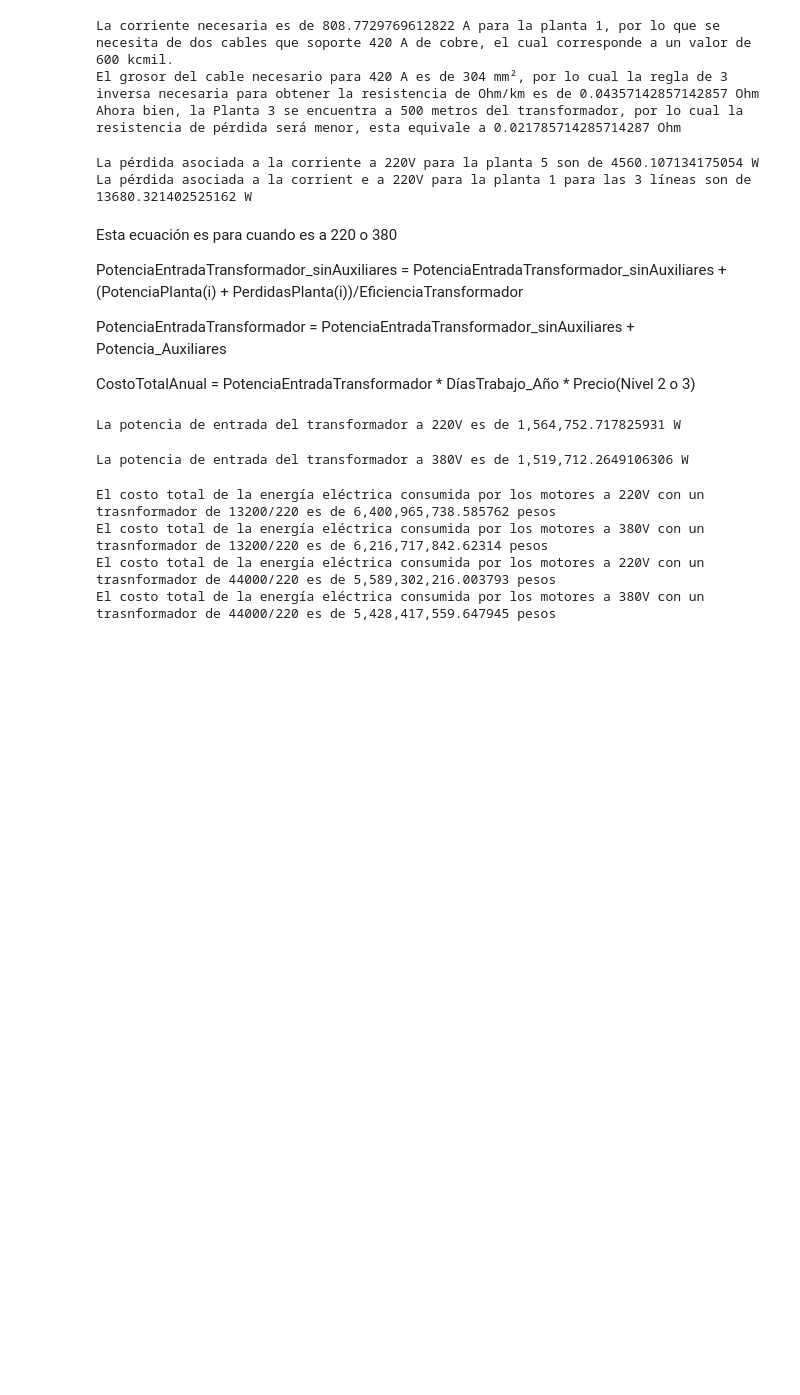
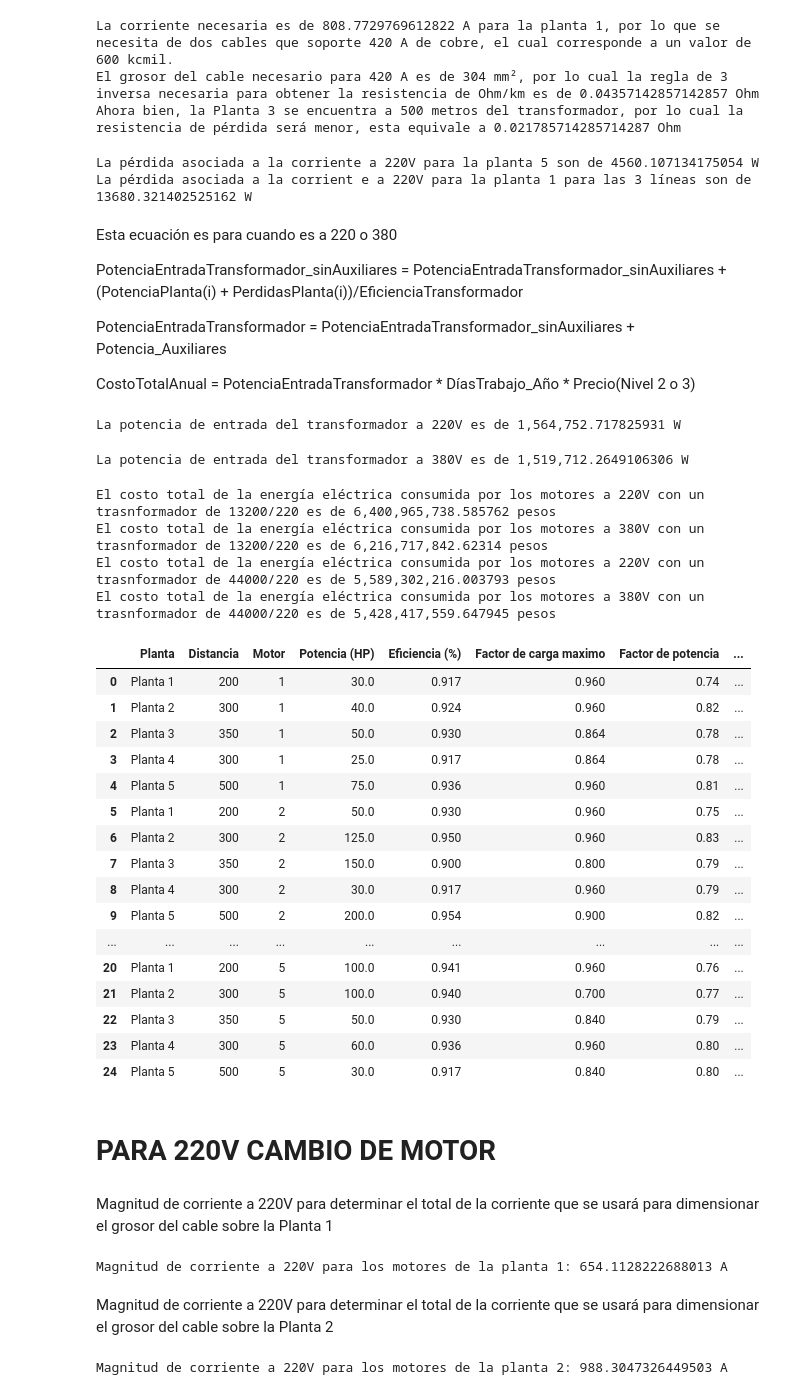
Before and after one commit to Wizardlyfix/Caso-de-estudio, a Jupyter notebook: Motores.ipynb, the cells around one changed output. Saved outputs shown, nothing was run; the diff lists cells and outputs as text; code cells hidden in the pictures; blank space fills up the shorter version.

Commit message:
terminado calculos por cambio de motores

```diff
--- a/Motores.ipynb
+++ b/Motores.ipynb
@@ -32,12 +54,11 @@ df2['Real Corriente 220V +25%']          = df2['Corriente a 220V (A) +25%'] * np
 df2['Imaginaria Corriente 220V +25%']    = df2['Corriente a 220V (A) +25%'] * np.sin(np.radians(df2['theta (°)']))
 df2['Real Corriente 380V +25%']          = df2['Corriente a 380V (A) +25%'] * np.cos(np.radians(df2['theta (°)']))
 df2['Imaginaria Corriente 380V +25%']    = df2['Corriente a 380V (A) +25%'] * np.sin(np.radians(df2['theta (°)']))
-df2["kw/año"]                       = (df2["Potencia Entrada (W)"]/1000) * 6696
-df2["costo/año"]                    = df2["kw/año"] * 1009.04
+df2["kw/año"]                       = (df2["Potencia Entrada (W)"]/1000) * TOTALHORAS
+df2["costo/año"]                    = df2["kw/año"] * TARIFA_T1
 
 df2["cambio FC"]                    = np.where(df2["Factor de carga maximo"] < 0.8, "Si", "No")
-df2["cambio Eficiencia"]            = np.where(df2["Eficiencia (%)"] < 0.85, "Si", "No")
-df2["cambio"]                       = np.where((df2["cambio FC"] == "Si") | (df2["cambio Eficiencia"] == "Si"), "Si", "No")
+df2["cambio Eficiencia"]            = np.where(df2["Eficiencia (%)"] < 0.9, "Si", "No")
 # %%
 df2.to_csv('data_motores_procesada.csv', index=False)
 # %%
@@ -207,0 +176,29 @@ df2.head()
+# %%
+def actualizar_valores(row,df_filtro,potencia_seleccionada,potencia_real):
+    potencia_real_02                            = potencia_real + potencia_real* 0.2
+    row["Potencia (HP)"]                        = potencia_seleccionada
+    row["Factor de carga maximo"]               = potencia_real_02 / potencia_seleccionada
+    row["Eficiencia (%)"]                       = df_filtro.iloc[0]["Eficiencia %"] / 100
+    row["Potencia Entrada (W)"]                 = (potencia_real * 746) / (row["Eficiencia (%)"])
+    row['Potencia Salida (W)']                  = (potencia_real * 746)
+    row["Corriente a 220V (A)"]                 = row["Potencia Entrada (W)"] / (np.sqrt(3) * 220 * row["Factor de potencia"])
+    row['Corriente a 380V (A)']                 = row['Potencia Entrada (W)'] / (np.sqrt(3) * 380 * row['Factor de potencia'])
+    row['Pérdidas Motor (W)']                   = row['Potencia Entrada (W)'] - row['Potencia Salida (W)']
+    row['Corriente a 220V (A) +25%']            = row['Corriente a 220V (A)']*1.25
+    row['Corriente a 380V (A) +25%']            = row['Corriente a 380V (A)']*1.25
+    row["Velocidad real (RPM)"]                 = df_filtro.iloc[0]["Velocidad rpm"]
+    row['Deslizamiento (RPM)']                  = row['Velocidad síncrona (RPM)'] - row['Velocidad real (RPM)']
+    row['Deslizamiento (%)']                    = ((row['Velocidad síncrona (RPM)'] - row['Velocidad real (RPM)']) / row['Velocidad síncrona (RPM)'])*100
+    row['Torque (N.m)']                         = (row['Potencia (HP)'] * 746 * (row['Factor de carga maximo'])) / ((row['Velocidad real (RPM)'] * 2 * np.pi)/60)
+    row['theta (°)']                            = np.degrees(np.arccos(row['Factor de potencia']))
+    row['Real Corriente 220V Normal']           = row['Corriente a 220V (A)'] * np.cos(np.radians(row['theta (°)']))
+    row['Imaginaria Corriente 220V Normal']     = row['Corriente a 220V (A)'] * np.sin(np.radians(row['theta (°)']))
+    row['Real Corriente 380V Normal']           = row['Corriente a 380V (A)'] * np.cos(np.radians(row['theta (°)']))
+    row['Imaginaria Corriente 380V Normal']     = row['Corriente a 380V (A)'] * np.sin(np.radians(row['theta (°)']))
+    row['Real Corriente 220V +25%']             = row['Corriente a 220V (A) +25%'] * np.cos(np.radians(row['theta (°)']))
+    row['Imaginaria Corriente 220V +25%']       = row['Corriente a 220V (A) +25%'] * np.sin(np.radians(row['theta (°)']))
+    row['Real Corriente 380V +25%']             = row['Corriente a 380V (A) +25%'] * np.cos(np.radians(row['theta (°)']))
+    row['Imaginaria Corriente 380V +25%']       = row['Corriente a 380V (A) +25%'] * np.sin(np.radians(row['theta (°)']))
+    row["kw/año"]                               = (row["Potencia Entrada (W)"]/1000) * TOTALHORAS
+    row["costo/año"]                            = row["kw/año"] * TARIFA_T1
+    return row
@@ -207,0 +267,6 @@ df2.head()
+# %%
+df3 = df2.copy()
+df3 = df3.apply(cambio, axis=1)
+orden = df2.columns.to_list()
+orden.append('cambio')
+df3 = df3[orden]
@@ -497,3 +626,39 @@ El costo total de la energía eléctrica consumida por los motores a 220V con un
 El costo total de la energía eléctrica consumida por los motores a 380V con un trasnformador de 13200/220 es de 6,216,717,842.62314 pesos
 El costo total de la energía eléctrica consumida por los motores a 220V con un trasnformador de 44000/220 es de 5,589,302,216.003793 pesos
 El costo total de la energía eléctrica consumida por los motores a 380V con un trasnformador de 44000/220 es de 5,428,417,559.647945 pesos
+# %%
+df3
+# %% [output]
+|  | Planta | Distancia | Motor | Potencia (HP) | Eficiencia (%) | Factor de carga maximo | Factor de potencia | ... |
+| 0 | Planta 1 | 200 | 1 | 30.0 | 0.917 | 0.960 | 0.74 | ... |
+| 1 | Planta 2 | 300 | 1 | 40.0 | 0.924 | 0.960 | 0.82 | ... |
+| 2 | Planta 3 | 350 | 1 | 50.0 | 0.930 | 0.864 | 0.78 | ... |
+| 3 | Planta 4 | 300 | 1 | 25.0 | 0.917 | 0.864 | 0.78 | ... |
+| 4 | Planta 5 | 500 | 1 | 75.0 | 0.936 | 0.960 | 0.81 | ... |
+| 5 | Planta 1 | 200 | 2 | 50.0 | 0.930 | 0.960 | 0.75 | ... |
+| 6 | Planta 2 | 300 | 2 | 125.0 | 0.950 | 0.960 | 0.83 | ... |
+| 7 | Planta 3 | 350 | 2 | 150.0 | 0.900 | 0.800 | 0.79 | ... |
+| 8 | Planta 4 | 300 | 2 | 30.0 | 0.917 | 0.960 | 0.79 | ... |
+| 9 | Planta 5 | 500 | 2 | 200.0 | 0.954 | 0.900 | 0.82 | ... |
+| ... | ... | ... | ... | ... | ... | ... | ... | ... |
+| 20 | Planta 1 | 200 | 5 | 100.0 | 0.941 | 0.960 | 0.76 | ... |
+| 21 | Planta 2 | 300 | 5 | 100.0 | 0.940 | 0.700 | 0.77 | ... |
+| 22 | Planta 3 | 350 | 5 | 50.0 | 0.930 | 0.840 | 0.79 | ... |
+| 23 | Planta 4 | 300 | 5 | 60.0 | 0.936 | 0.960 | 0.80 | ... |
+| 24 | Planta 5 | 500 | 5 | 30.0 | 0.917 | 0.840 | 0.80 | ... |
+# %% [markdown]
+# PARA 220V CAMBIO DE MOTOR
+# %% [markdown]
+Magnitud de corriente a 220V para determinar el total de la corriente que se usará para dimensionar el grosor del cable sobre la Planta 1
+# %%
+Corriente_Planta_1_220V_cambio = np.sqrt((df3[df3['Planta'] == 'Planta 1']['Real Corriente 220V +25%'].sum())**2 + (df3[df3['Planta'] == 'Planta 1']['Imaginaria Corriente 220V +25%'].sum())**2)
+print(f'Magnitud de corriente a 220V para los motores de la planta 1: {Corriente_Planta_1_220V_cambio} A')
+# %% [output]
+Magnitud de corriente a 220V para los motores de la planta 1: 654.1128222688013 A
+# %% [markdown]
+Magnitud de corriente a 220V para determinar el total de la corriente que se usará para dimensionar el grosor del cable sobre la Planta 2
+# %%
+Corriente_Planta_2_220V_cambio = np.sqrt((df3[df3['Planta'] == 'Planta 2']['Real Corriente 220V +25%'].sum())**2 + (df3[df3['Planta'] == 'Planta 2']['Imaginaria Corriente 220V +25%'].sum())**2)
+print(f'Magnitud de corriente a 220V para los motores de la planta 2: {Corriente_Planta_2_220V_cambio} A')
+# %% [output]
+Magnitud de corriente a 220V para los motores de la planta 2: 988.3047326449503 A
```
Also changed, not shown: parts of 71 cells of this notebook, 1 other file.
